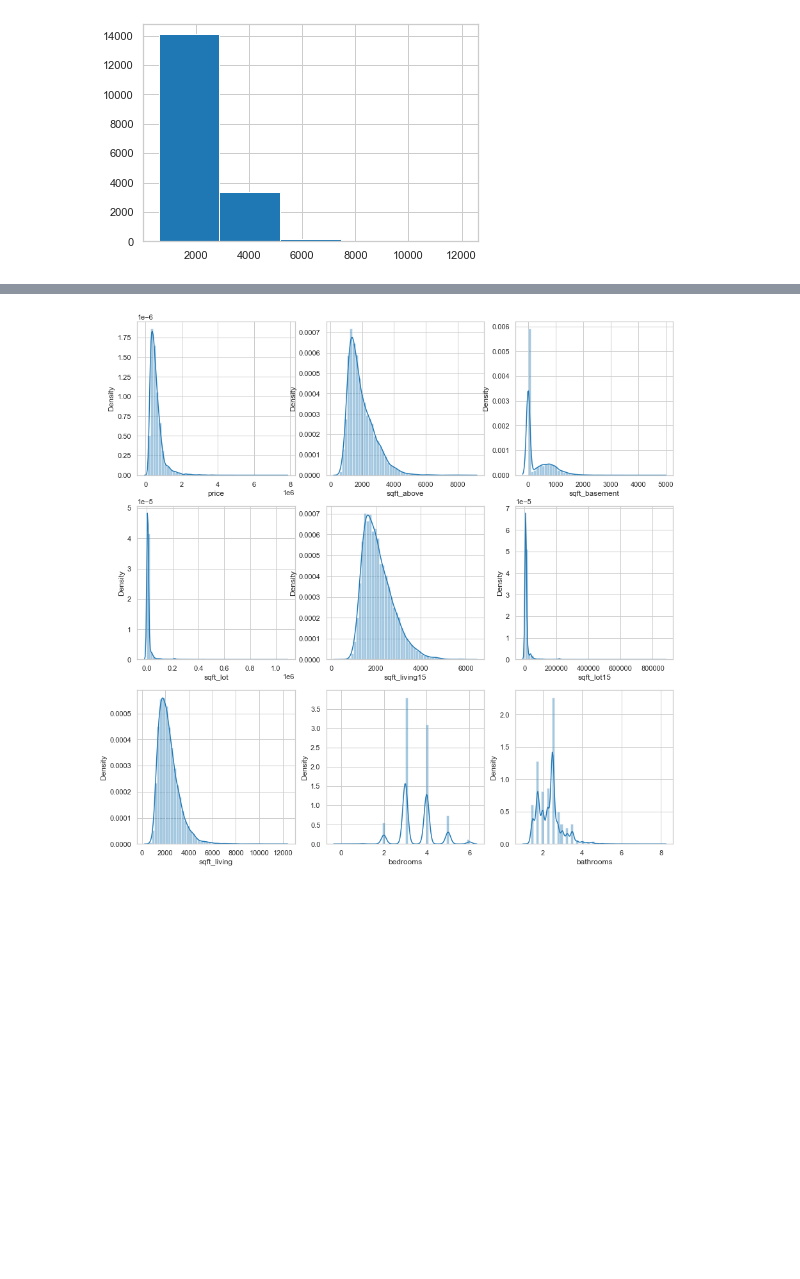
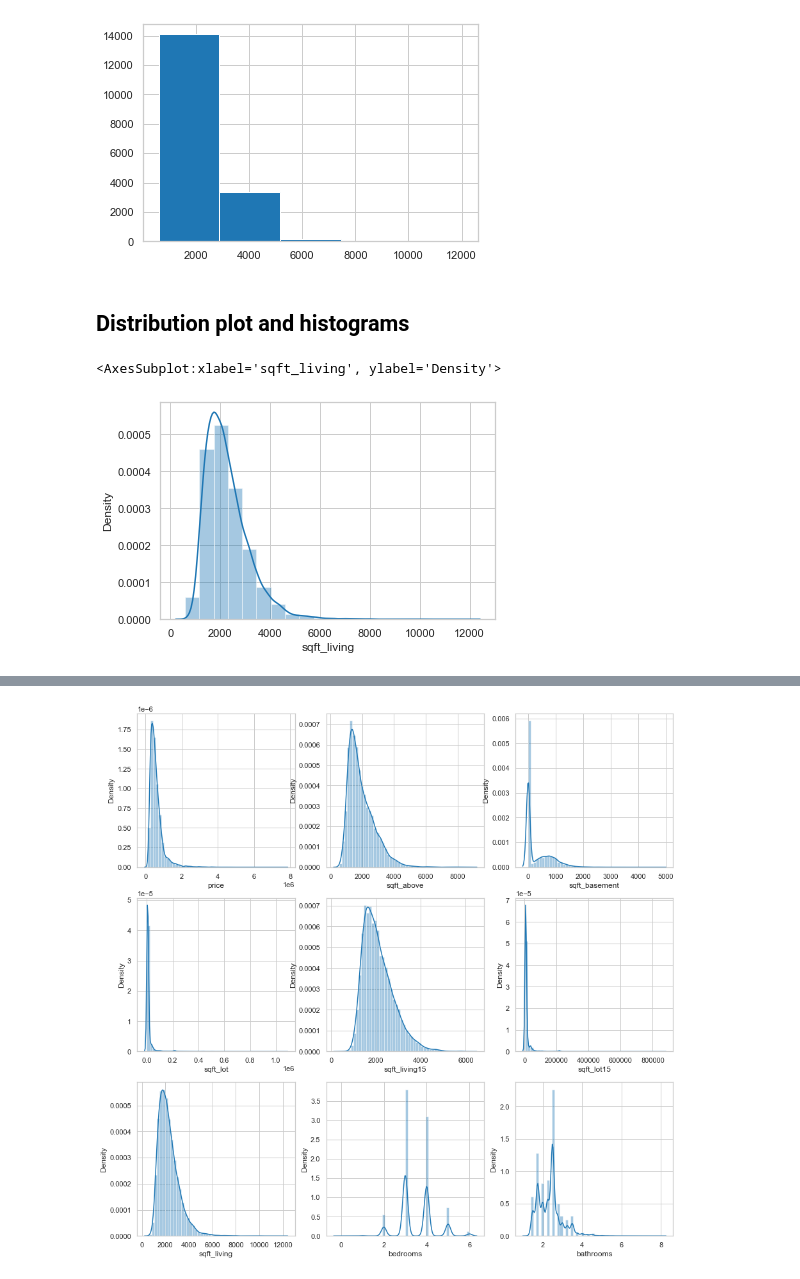
Before and after one commit to PZ808/KC_Real-Estate-Analysis, a Jupyter notebook: kingcounty_working/house_price_model.ipynb, the cells around one changed output, grey strips where cells are left out. Cells and saved outputs as stored; diff of their text form; code cells hidden in the pictures; blank space fills up the shorter version.

```diff
--- a/kingcounty_working/house_price_model.ipynb
+++ b/kingcounty_working/house_price_model.ipynb
@@ -206,0 +211,2 @@ df.describe()
+# %%
+df.drop(columns = ['lat', 'long', 'geometry', 'price_sqft'], inplace = True)
@@ -312,3 +355,10 @@ plt.hist('sqft_living',data=df,bins=5)
  array([  590.,  2882.,  5174.,  7466.,  9758., 12050.]),
  <BarContainer object of 5 artists>)
 [figure]
+# %% [markdown]
+## Distribution plot and histograms
+# %%
+sns.distplot((df['sqft_living']), bins=20)
+# %% [output]
+<AxesSubplot:xlabel='sqft_living', ylabel='Density'>
+[figure, added]
```
Also changed, not shown: parts of 57 cells of this notebook.
